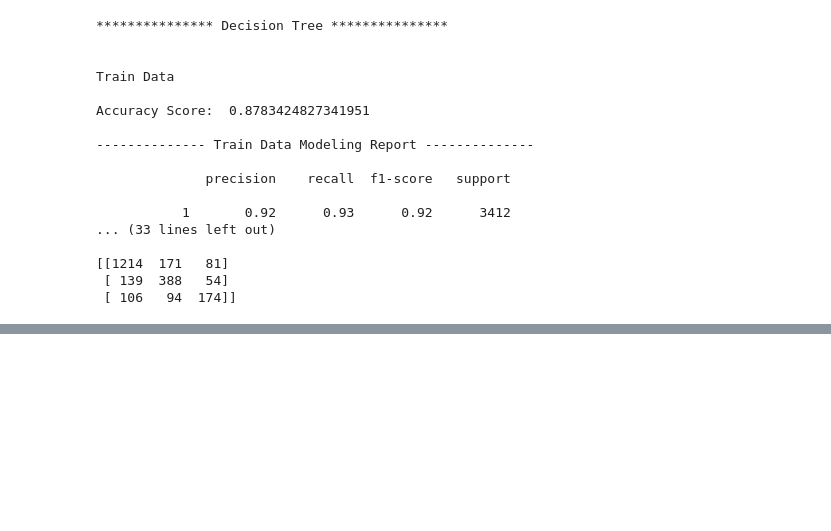
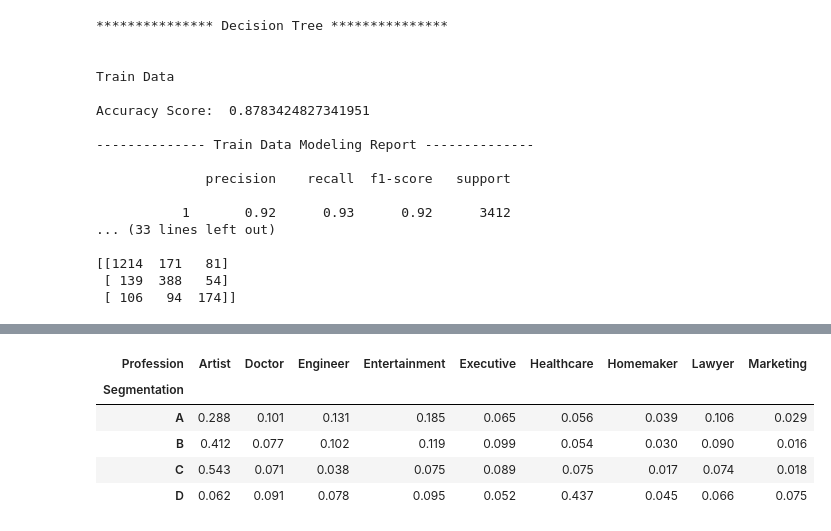
Before and after one commit to harashtaht/CustomerSegmentation, a Jupyter notebook: customerSegmentation/EDA_classification.ipynb, the cells around one changed output, grey strips where cells are left out. Drawn from its saved outputs; the diff is of its cells as text; code cells hidden in the pictures; blank space fills up the shorter version.

```diff
--- a/customerSegmentation/EDA_classification.ipynb
+++ b/customerSegmentation/EDA_classification.ipynb
@@ -1783,0 +1849,9 @@ Accuracy Score:  0.8783424827341951
+# %%
+dfTr.groupby("Segmentation")["Profession"].value_counts(normalize=True).round(3).unstack()
+# %% [output]
+| Profession | Artist | Doctor | Engineer | Entertainment | Executive | Healthcare | Homemaker | Lawyer | Marketing |
+| Segmentation |  |  |  |  |  |  |  |  |  |
+| A | 0.288 | 0.101 | 0.131 | 0.185 | 0.065 | 0.056 | 0.039 | 0.106 | 0.029 |
+| B | 0.412 | 0.077 | 0.102 | 0.119 | 0.099 | 0.054 | 0.030 | 0.090 | 0.016 |
+| C | 0.543 | 0.071 | 0.038 | 0.075 | 0.089 | 0.075 | 0.017 | 0.074 | 0.018 |
+| D | 0.062 | 0.091 | 0.078 | 0.095 | 0.052 | 0.437 | 0.045 | 0.066 | 0.075 |
```
Also changed, not shown: parts of 9 cells of this notebook.
